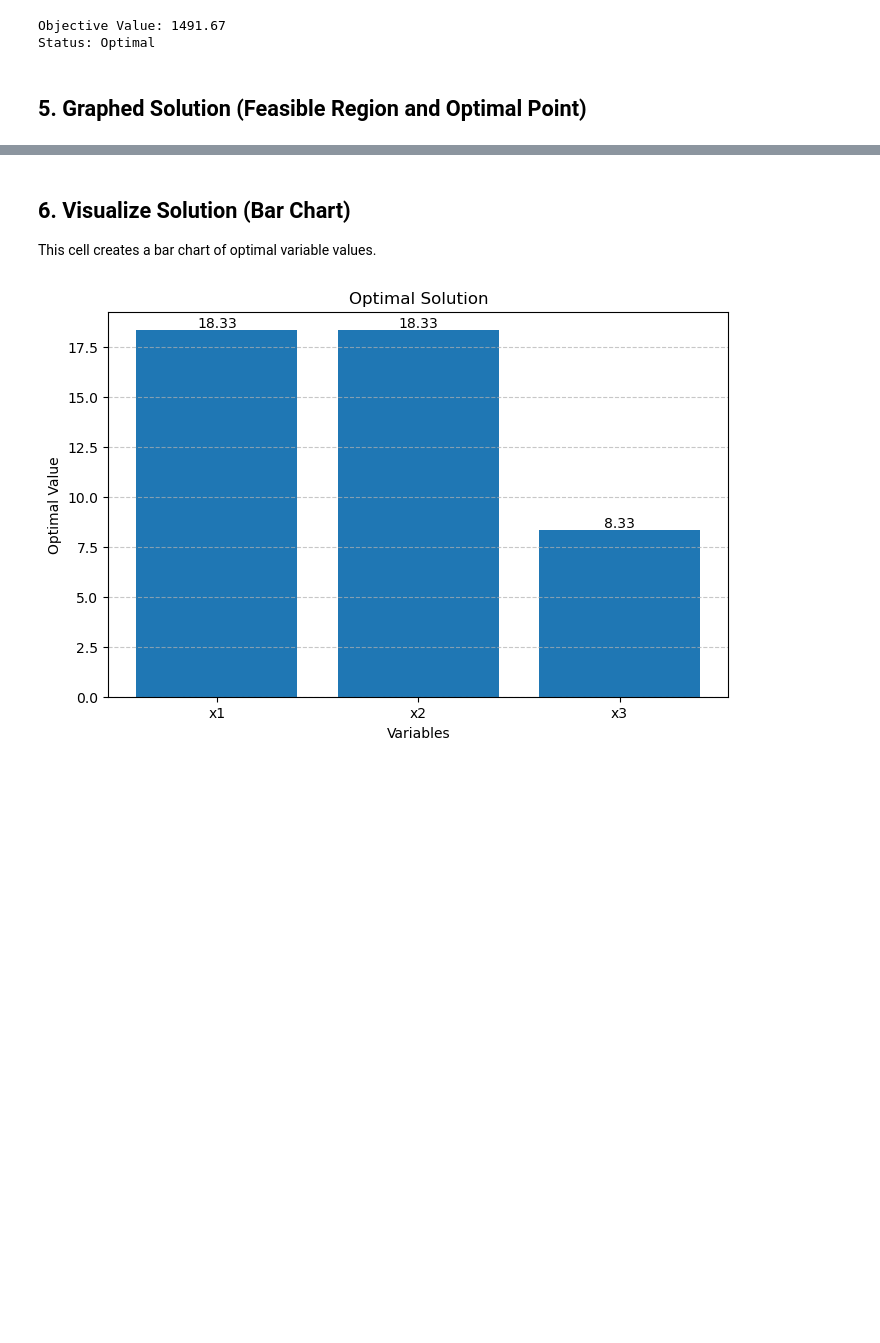
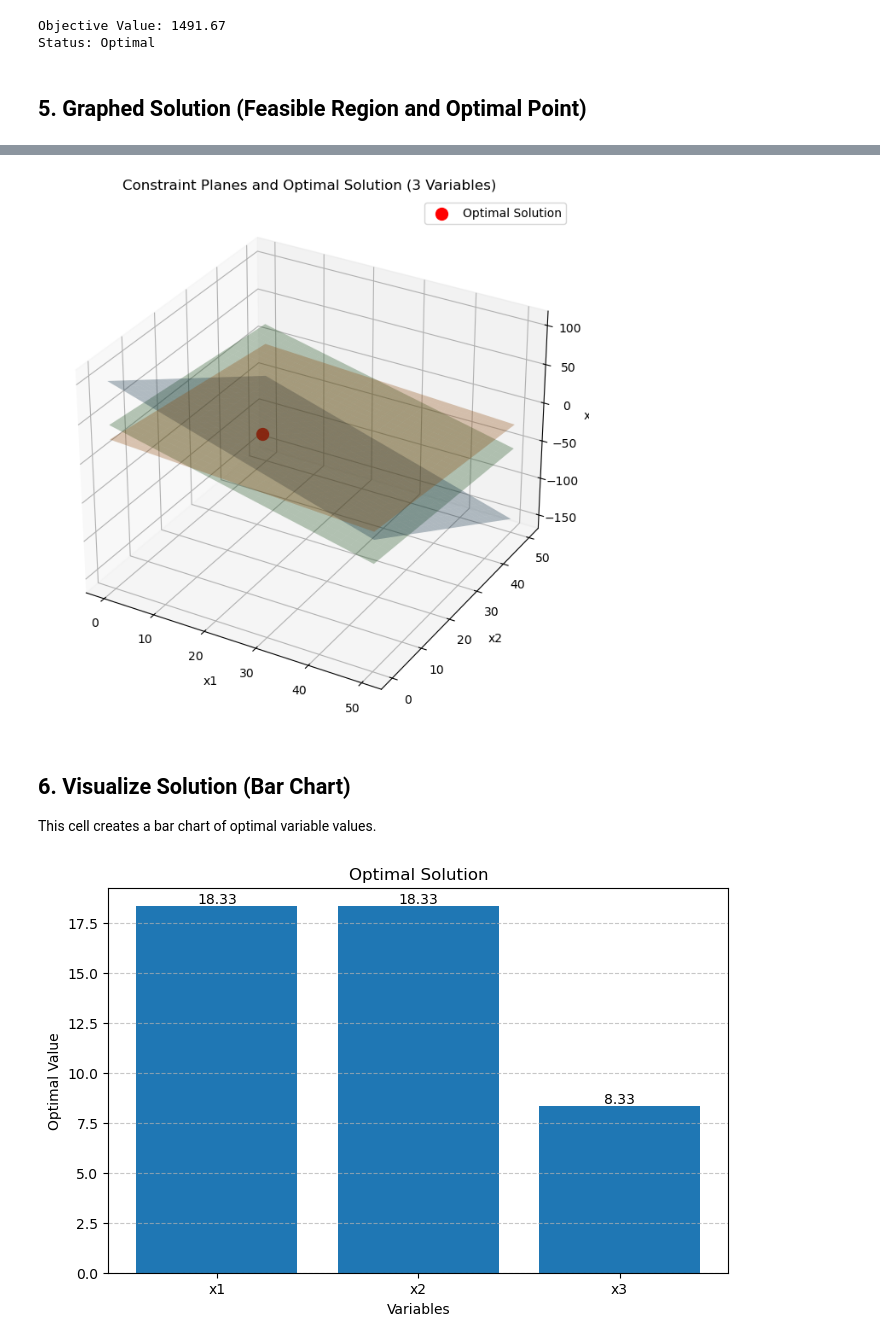
Before and after one commit to VDDQuest/AI-Optimization-Playground, a Jupyter notebook: Examples/Linear-Programming-Maximization.ipynb, the cells around one changed output, grey strips where cells are left out. Cells and saved outputs as stored; diff of their text form; code cells hidden in the pictures; blank space fills up the shorter version.

Commit message:
Add files via upload
Update Section 5 - Add ability to graph with 3 variables.

```diff
--- a/Examples/Linear-Programming-Maximization.ipynb
+++ b/Examples/Linear-Programming-Maximization.ipynb
@@ -206,3 +155,80 @@ Feasibility region plot is only available for 2-variable problems.
+# %%
+import numpy as np
+import matplotlib.pyplot as plt
+
+num_vars = len(var_names)
+
+if num_vars == 2:
+    # 2D Feasible Region Plot
+    x1 = np.linspace(0, max([rhs/coef[0] if coef[0] else 0 for coef, _, rhs in constraints])*1.2, 400)
+    plt.figure(figsize=(8,6))
+
+    for i, (coefs, sense, rhs) in enumerate(constraints):
+        if coefs[1] != 0:
+            y = (rhs - coefs[0]*x1) / coefs[1]
+            plt.plot(x1, y, label=f"Constraint {i+1}: {coefs[0]}*x1 + {coefs[1]}*x2 {sense} {rhs}")
+        else:
+            plt.axvline(rhs/coefs[0], label=f"Constraint {i+1}: x1 = {rhs/coefs[0]}")
+
+    X, Y = np.meshgrid(x1, x1)
+    feasible = np.ones_like(X, dtype=bool)
+    for coefs, sense, rhs in constraints:
+        if sense == '<=':
+            feasible &= (coefs[0]*X + coefs[1]*Y <= rhs)
+        elif sense == '>=':
+            feasible &= (coefs[0]*X + coefs[1]*Y >= rhs)
+        elif sense == '=':
+            feasible &= (np.isclose(coefs[0]*X + coefs[1]*Y, rhs))
+    plt.contourf(X, Y, feasible, levels=[0.5, 1], colors=['#d0f0d0'], alpha=0.5)
+
+    opt_x = [v.varValue for v in model.variables()]
+    plt.plot(opt_x[0], opt_x[1], 'ro', label='Optimal Solution')
+
+    z = pl.value(model.objective)
+    if objective_coefs[1] != 0:
+        y_obj = (z - objective_coefs[0]*x1) / objective_coefs[1]
+        plt.plot(x1, y_obj, 'k--', label='Objective (z)')
+
+    plt.xlim(0, max(x1))
+    plt.ylim(0, max(x1))
+    plt.xlabel(var_names[0])
+    plt.ylabel(var_names[1])
+    plt.legend()
+    plt.title('Feasible Region and Optimal Solution')
+    plt.grid(True)
+    plt.show()
+
+elif num_vars == 3:
+    # 3D Constraint Planes and Optimal Point
+    from mpl_toolkits.mplot3d import Axes3D
+
+    x1 = np.linspace(0, 50, 30)
+    x2 = np.linspace(0, 50, 30)
+    X1, X2 = np.meshgrid(x1, x2)
+
+    fig = plt.figure(figsize=(10,8))
+    ax = fig.add_subplot(111, projection='3d')
+
+    for coefs, sense, rhs in constraints:
+        if coefs[2] != 0:
+            Z = (rhs - coefs[0]*X1 - coefs[1]*X2) / coefs[2]
+            ax.plot_surface(X1, X2, Z, alpha=0.3)
+        # You can add more logic for vertical planes if needed
+
+    opt_x = [v.varValue for v in model.variables()]
+    ax.scatter(opt_x[0], opt_x[1], opt_x[2], color='red', s=100, label='Optimal Solution')
+
+    ax.set_xlabel(var_names[0])
+    ax.set_ylabel(var_names[1])
+    ax.set_zlabel(var_names[2])
+    ax.set_title('Constraint Planes and Optimal Solution (3 Variables)')
+    plt.legend()
+    plt.show()
+
+else:
+    print("🖖 Captain, we have entered a region of space with more than 3 dimensions. Our sensors cannot visualize the feasible region beyond this point. Engage your analytical warp drive for further exploration!")
+# %% [output]
+[figure, added]
 # %% [markdown]
 ## 6. Visualize Solution (Bar Chart) <a id="visualize-solution-bar-chart"></a>
 
```
Also changed, not shown: parts of 2 cells of this notebook.
